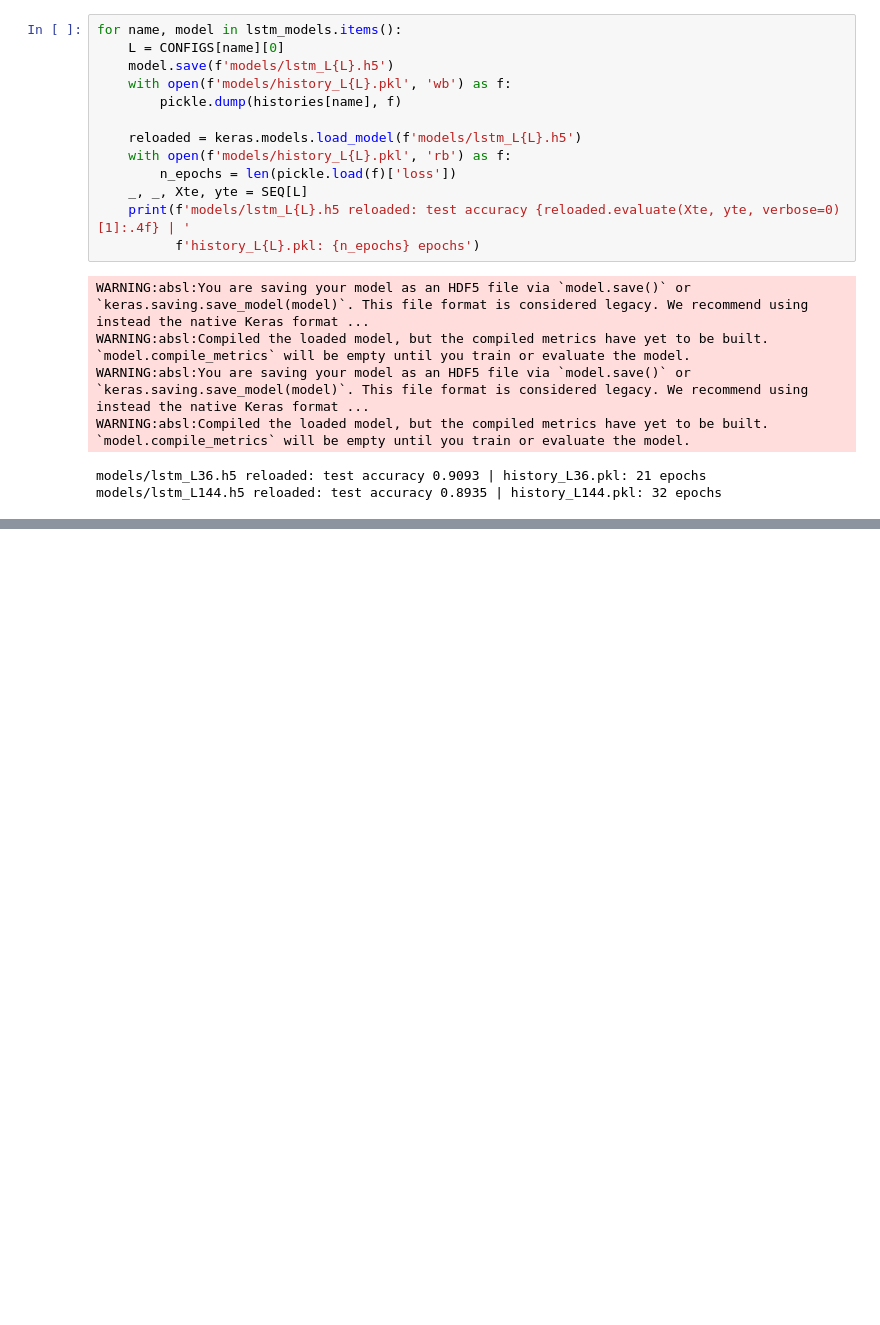
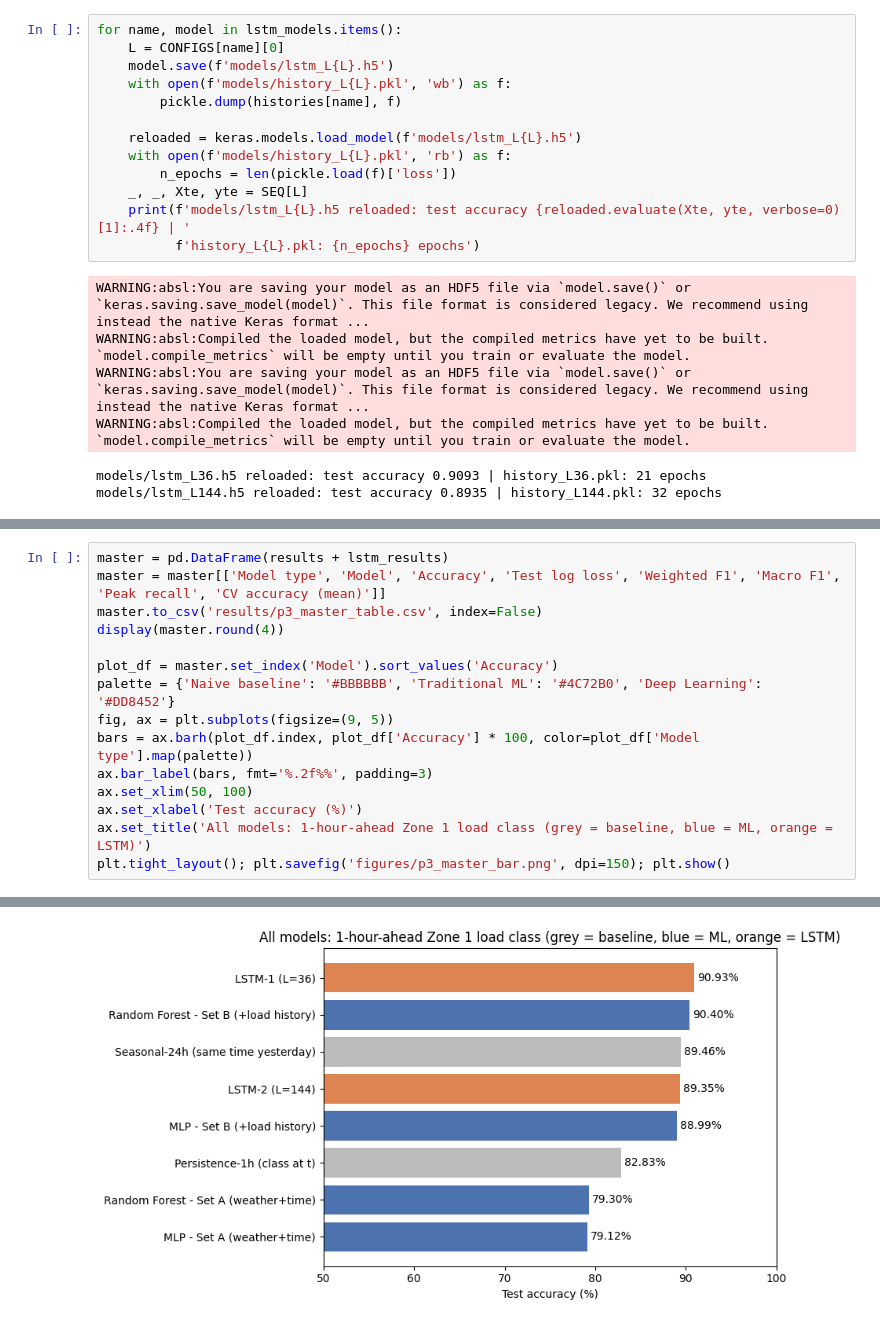
Before and after one commit to 0ceanya/cos40007-AI_Engineering, a Jupyter notebook: portfolio/portfolio-3.ipynb, the cells around one changed output, grey strips where cells are left out. Saved outputs shown, nothing was run; the diff lists cells and outputs as text; blank space fills up the shorter version.

Commit message:
feat(p3): master results table and reflection

```diff
--- a/portfolio/portfolio-3.ipynb
+++ b/portfolio/portfolio-3.ipynb
@@ -554,0 +577,16 @@ models/lstm_L144.h5 reloaded: test accuracy 0.8935 | history_L144.pkl: 32 epochs
+# %%
+master = pd.DataFrame(results + lstm_results)
+master = master[['Model type', 'Model', 'Accuracy', 'Test log loss', 'Weighted F1', 'Macro F1', 'Peak recall', 'CV accuracy (mean)']]
+master.to_csv('results/p3_master_table.csv', index=False)
+display(master.round(4))
+
+plot_df = master.set_index('Model').sort_values('Accuracy')
+palette = {'Naive baseline': '#BBBBBB', 'Traditional ML': '#4C72B0', 'Deep Learning': '#DD8452'}
+fig, ax = plt.subplots(figsize=(9, 5))
+bars = ax.barh(plot_df.index, plot_df['Accuracy'] * 100, color=plot_df['Model type'].map(palette))
+ax.bar_label(bars, fmt='%.2f%%', padding=3)
+ax.set_xlim(50, 100)
+ax.set_xlabel('Test accuracy (%)')
+ax.set_title('All models: 1-hour-ahead Zone 1 load class (grey = baseline, blue = ML, orange = LSTM)')
+plt.tight_layout(); plt.savefig('figures/p3_master_bar.png', dpi=150); plt.show()
+# %% [output]
@@ -554,0 +602 @@ models/lstm_L144.h5 reloaded: test accuracy 0.8935 | history_L144.pkl: 32 epochs
+[figure, added]
```
Also changed, not shown: parts of 5 cells of this notebook, 2 other files.
